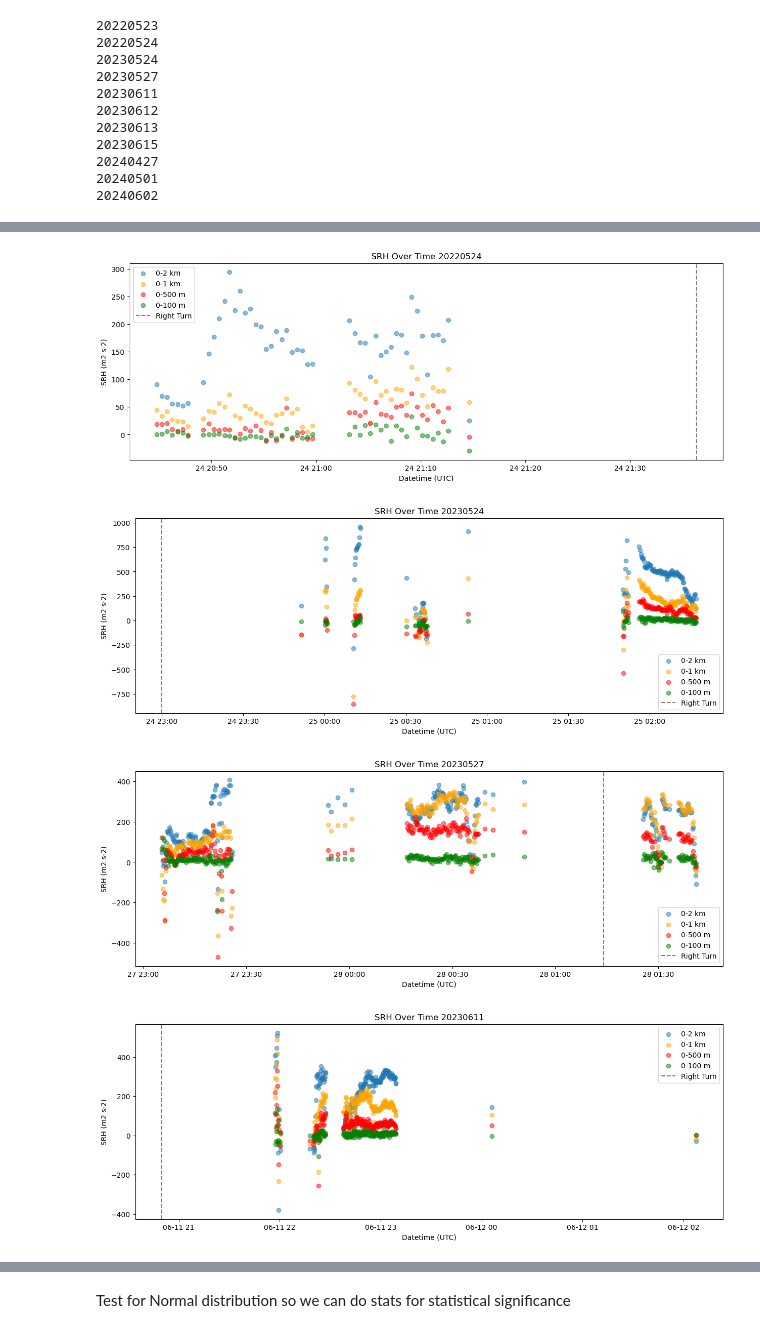
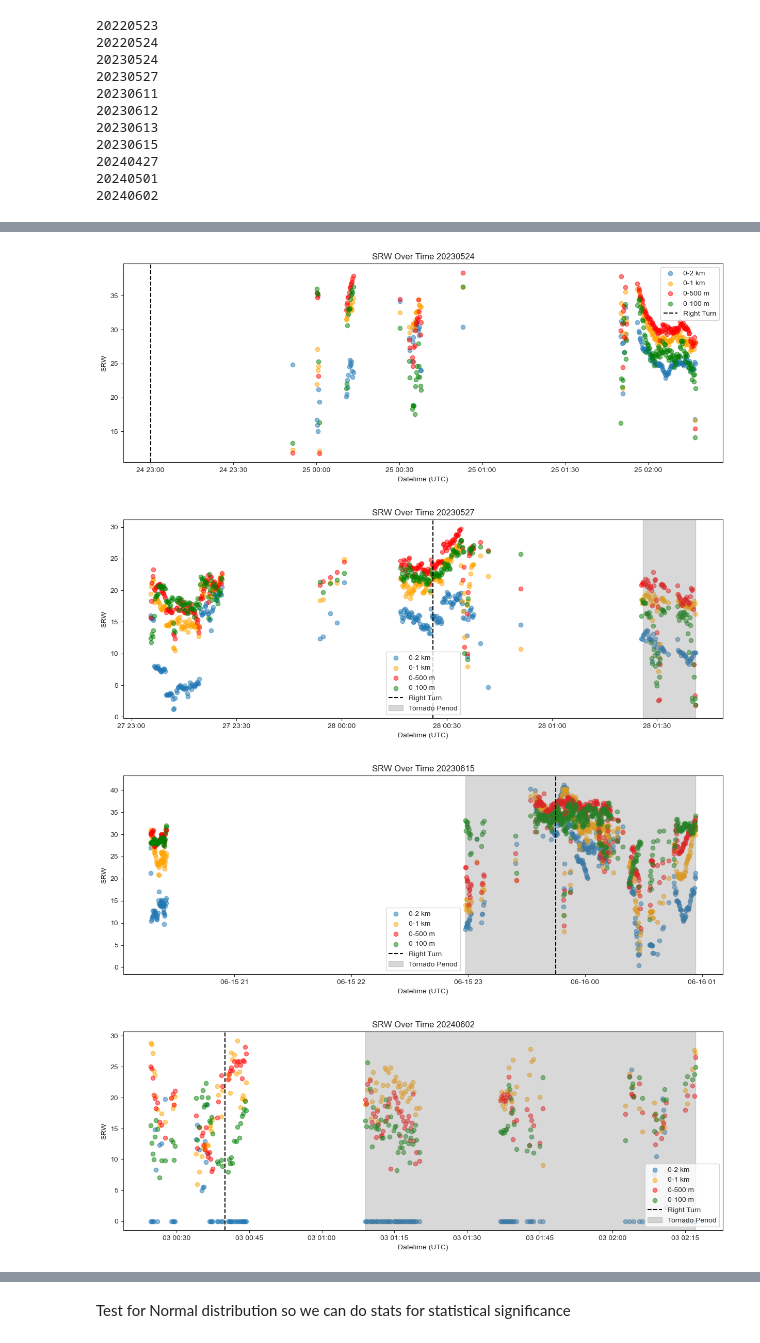
Before and after one commit to JuliaBuhrman/research2024, a Jupyter notebook: rightturn_casecheck_clean.ipynb, the cells around one changed output, grey strips where cells are left out. Saved outputs shown, nothing was run; the diff lists cells and outputs as text; code cells hidden in the pictures.

```diff
--- a/rightturn_casecheck_clean.ipynb
+++ b/rightturn_casecheck_clean.ipynb
@@ -603,7 +630,7 @@ rt_time_dict = {
     '20220523': pd.Timestamp('2022-05-23 23:40:00'),
     '20220524': pd.Timestamp('2022-05-24 21:36:20'),
     '20230524': pd.Timestamp('2023-05-24 23:00:00'),
-    '20230527': pd.Timestamp('2023-05-28 01:14:00'),
+    '20230527': pd.Timestamp('2023-05-28 00:26:00'),
     '20230611': pd.Timestamp('2023-06-11 20:50:00'),
     '20230612': pd.Timestamp('2023-06-12 22:24:00'),
     '20230613': pd.Timestamp('2023-06-13 19:30:00'),
@@ -640,15 +672,17 @@ for i in df_all_new['Date'].unique():
 20240501
 20240602
 # %%
-def plot_stuff(test_case2, date, rt_time):
+def plot_stuff(test_case2, date, rt_time, srw_srh):
     plt.figure(figsize=(15,5))
-    plt.scatter(test_case2[test_case2['u or v'] == 'u']['Datetime Int'], test_case2[test_case2['u or v'] == 'u']['SRH02km'], label='0-2 km', alpha=0.5)
-    plt.scatter(test_case2[test_case2['u or v'] == 'u']['Datetime Int'], test_case2[test_case2['u or v'] == 'u']['SRH01km'], label='0-1 km', color='orange', alpha=0.5)
-    plt.scatter(test_case2[test_case2['u or v'] == 'u']['Datetime Int'], test_case2[test_case2['u or v'] == 'u']['SRH0500m'], color='red', label='0-500 m', alpha=0.5)
-    plt.scatter(test_case2[test_case2['u or v'] == 'u']['Datetime Int'], test_case2[test_case2['u or v'] == 'u']['SRH0100m'], color='green', label='0-100 m', alpha=0.5)
+    plt.scatter(test_case2[test_case2['u or v'] == 'u']['Datetime Int'], test_case2[test_case2['u or v'] == 'u'][f'{srw_srh}02km'], label='0-2 km', alpha=0.5)
+    plt.scatter(test_case2[test_case2['u or v'] == 'u']['Datetime Int'], test_case2[test_case2['u or v'] == 'u'][f'{srw_srh}01km'], label='0-1 km', color='orange', alpha=0.5)
+    plt.scatter(test_case2[test_case2['u or v'] == 'u']['Datetime Int'], test_case2[test_case2['u or v'] == 'u'][f'{srw_srh}0500m'], color='red', label='0-500 m', alpha=0.5)
+    plt.scatter(test_case2[test_case2['u or v'] == 'u']['Datetime Int'], test_case2[test_case2['u or v'] == 'u'][f'{srw_srh}0100m'], color='green', label='0-100 m', alpha=0.5)
     plt.xlabel('Datetime (UTC)')
-    plt.ylabel('SRH (m2 s-2)')
-    plt.axvline(rt_time, linestyle='--', color='gray', label='Right Turn')
-    plt.legend()
-    plt.title(f'SRH Over Time {date}')
-    plt.show()
+    plt.ylabel(f'{srw_srh}')
+    plt.axvline(rt_time, linestyle='--', color='black', label='Right Turn')
+    #plt.legend()
+    plt.title(f'{srw_srh} Over Time {date}')
+    #plt.show()
+# %%
+cases_df['Time From Tor (min)'] = df_all_new['Time From Tor (min)']
@@ -658,8 +726,23 @@ for i in df_all_new['Date'].unique():
     table = cases_df[cases_df['Date'] == i]
     rt_time = rt_time_dict[i]
 
-    if rt_time == None:
+    if rt_time is None:
         continue
 
-    plot_stuff(table, i, rt_time)
+    if table['Tor or Nontor'].iloc[0] == 'tor':
+
+        tor_time = table.loc[
+            table['Time From Tor (min)'] == 0,
+            'Datetime'
+        ]
+
+        plot_stuff(table, i, rt_time, 'SRW')
+
+        if not tor_time.empty:
+            tor_time = tor_time.iloc[0]
+            plt.axvspan(tor_time, table['Datetime'].max(), color='gray', alpha=0.3, label='Tornado Period')
+
+
+        plt.legend()
+        plt.show()
 # %% [output]
@@ -667,4 +750,4 @@ for i in df_all_new['Date'].unique():
-[figure, old version]
+[figure, new version]
-[figure, old version]
+[figure, new version]
-[figure, old version]
+[figure, new version]
-[figure, old version]
+[figure, new version]
```
Also changed, not shown: parts of 41 cells of this notebook.
